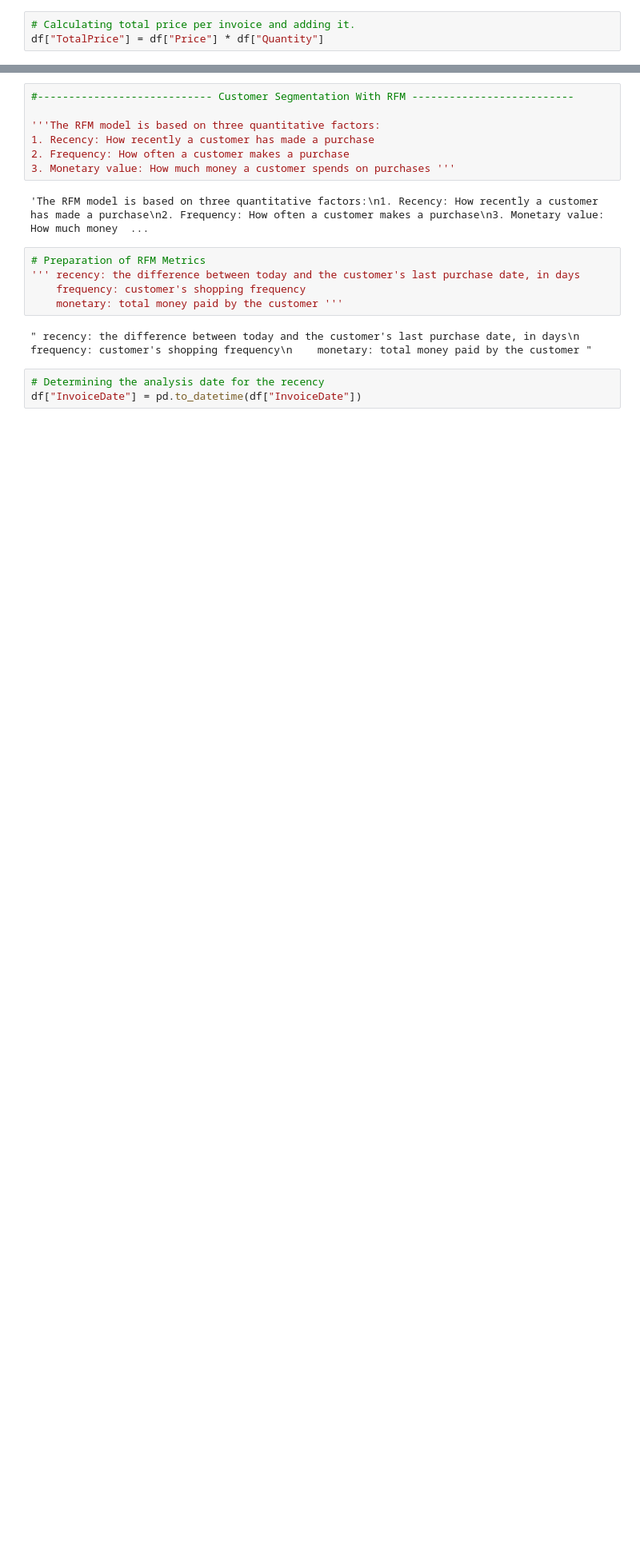
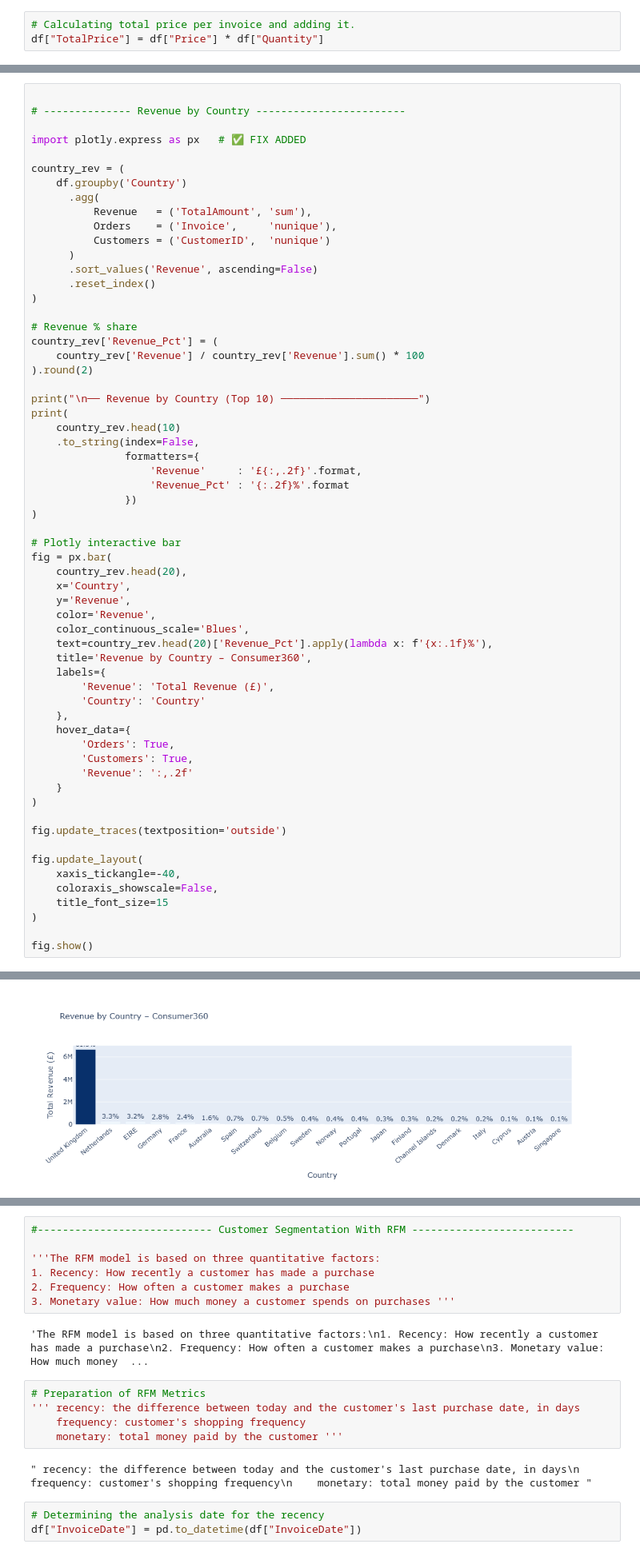
Before and after one commit to anubrata2209/Consumer360, a Jupyter notebook: code.ipynb, the cells around one changed output, grey strips where cells are left out. Shown at 80% size. Saved outputs shown, nothing was run; the diff lists cells and outputs as text; blank space fills up the shorter version.

```diff
--- a/code.ipynb
+++ b/code.ipynb
@@ -403,0 +564,62 @@ df.head()
+# %%
+
+# -------------- Revenue by Country ------------------------
+
+import plotly.express as px   # ✅ FIX ADDED
+
+country_rev = (
+    df.groupby('Country')
+      .agg(
+          Revenue   = ('TotalAmount', 'sum'),
+          Orders    = ('Invoice',     'nunique'),
+          Customers = ('CustomerID',  'nunique')
+      )
+      .sort_values('Revenue', ascending=False)
+      .reset_index()
+)
+
+# Revenue % share
+country_rev['Revenue_Pct'] = (
+    country_rev['Revenue'] / country_rev['Revenue'].sum() * 100
+).round(2)
+
+print("\n── Revenue by Country (Top 10) ──────────────────────")
+print(
+    country_rev.head(10)
+    .to_string(index=False,
+               formatters={
+                   'Revenue'     : '£{:,.2f}'.format,
+                   'Revenue_Pct' : '{:.2f}%'.format
+               })
+)
+
+# Plotly interactive bar
+fig = px.bar(
+    country_rev.head(20),
+    x='Country',
+    y='Revenue',
+    color='Revenue',
+    color_continuous_scale='Blues',
+    text=country_rev.head(20)['Revenue_Pct'].apply(lambda x: f'{x:.1f}%'),
+    title='Revenue by Country – Consumer360',
+    labels={
+        'Revenue': 'Total Revenue (£)',
+        'Country': 'Country'
+    },
+    hover_data={
+        'Orders': True,
+        'Customers': True,
+        'Revenue': ':,.2f'
+    }
+)
+
+fig.update_traces(textposition='outside')
+
+fig.update_layout(
+    xaxis_tickangle=-40,
+    coloraxis_showscale=False,
+    title_font_size=15
+)
+
+fig.show()
+# %% [output]
@@ -403,0 +638 @@ df.head()
+[figure, added]
```
Also changed, not shown: parts of 8 cells of this notebook, 2 other files.
